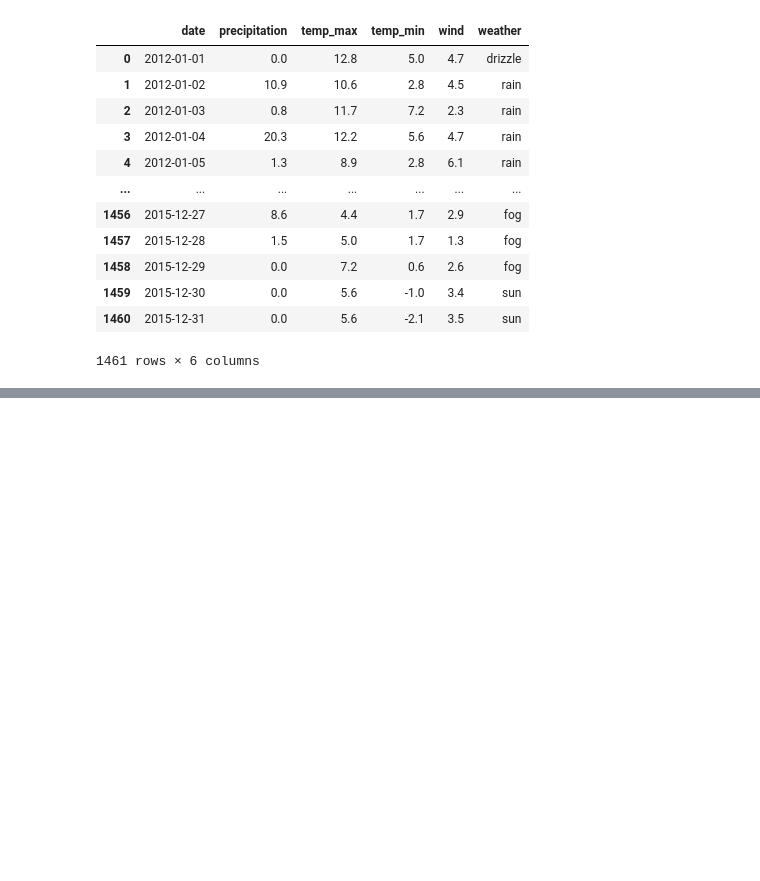
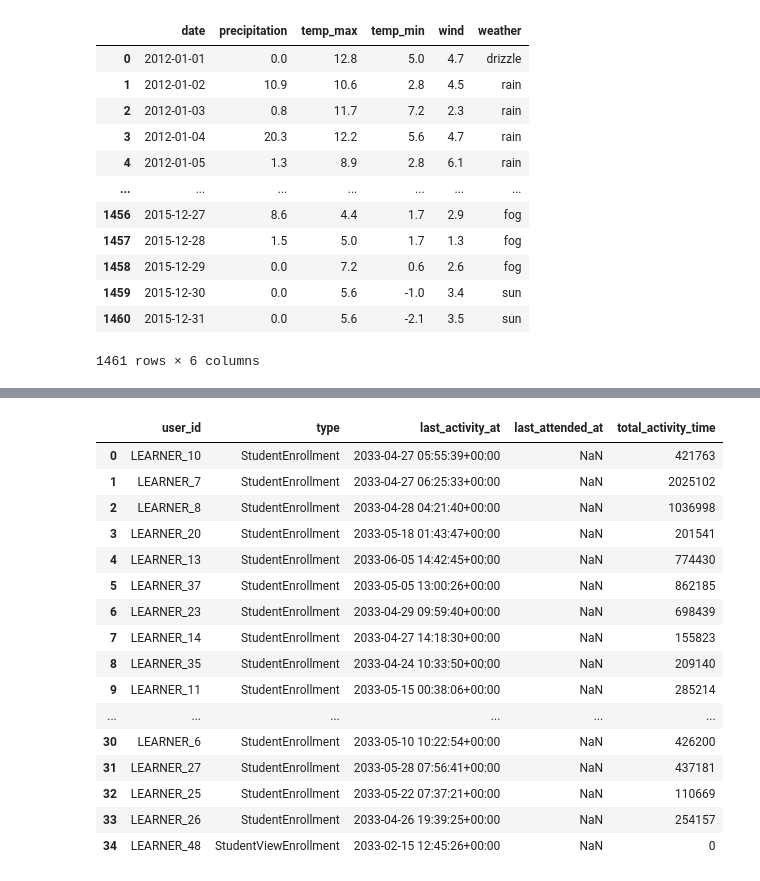
Before and after one commit to srfrew/2023-11-04_hack-la-2023, a Jupyter notebook: srfrew_eda.ipynb, the cells around one changed output, grey strips where cells are left out. Saved outputs shown, nothing was run; the diff lists cells and outputs as text; code cells hidden in the pictures; blank space fills up the shorter version.

```diff
--- a/srfrew_eda.ipynb
+++ b/srfrew_eda.ipynb
@@ -279,0 +245,20 @@ alt.Chart(source).mark_point(size=size**2, shape=hexagon).encode(
+# %%
+enrollments
+# %% [output]
+|  | user_id | type | last_activity_at | last_attended_at | total_activity_time |
+| 0 | LEARNER_10 | StudentEnrollment | 2033-04-27 05:55:39+00:00 | NaN | 421763 |
+| 1 | LEARNER_7 | StudentEnrollment | 2033-04-27 06:25:33+00:00 | NaN | 2025102 |
+| 2 | LEARNER_8 | StudentEnrollment | 2033-04-28 04:21:40+00:00 | NaN | 1036998 |
+| 3 | LEARNER_20 | StudentEnrollment | 2033-05-18 01:43:47+00:00 | NaN | 201541 |
+| 4 | LEARNER_13 | StudentEnrollment | 2033-06-05 14:42:45+00:00 | NaN | 774430 |
+| 5 | LEARNER_37 | StudentEnrollment | 2033-05-05 13:00:26+00:00 | NaN | 862185 |
+| 6 | LEARNER_23 | StudentEnrollment | 2033-04-29 09:59:40+00:00 | NaN | 698439 |
+| 7 | LEARNER_14 | StudentEnrollment | 2033-04-27 14:18:30+00:00 | NaN | 155823 |
+| 8 | LEARNER_35 | StudentEnrollment | 2033-04-24 10:33:50+00:00 | NaN | 209140 |
+| 9 | LEARNER_11 | StudentEnrollment | 2033-05-15 00:38:06+00:00 | NaN | 285214 |
+| ... | ... | ... | ... | ... | ... |
+| 30 | LEARNER_6 | StudentEnrollment | 2033-05-10 10:22:54+00:00 | NaN | 426200 |
+| 31 | LEARNER_27 | StudentEnrollment | 2033-05-28 07:56:41+00:00 | NaN | 437181 |
+| 32 | LEARNER_25 | StudentEnrollment | 2033-05-22 07:37:21+00:00 | NaN | 110669 |
+| 33 | LEARNER_26 | StudentEnrollment | 2033-04-26 19:39:25+00:00 | NaN | 254157 |
+| 34 | LEARNER_48 | StudentViewEnrollment | 2033-02-15 12:45:26+00:00 | NaN | 0 |
```
Also changed, not shown: parts of 6 cells of this notebook, 1 other file.
